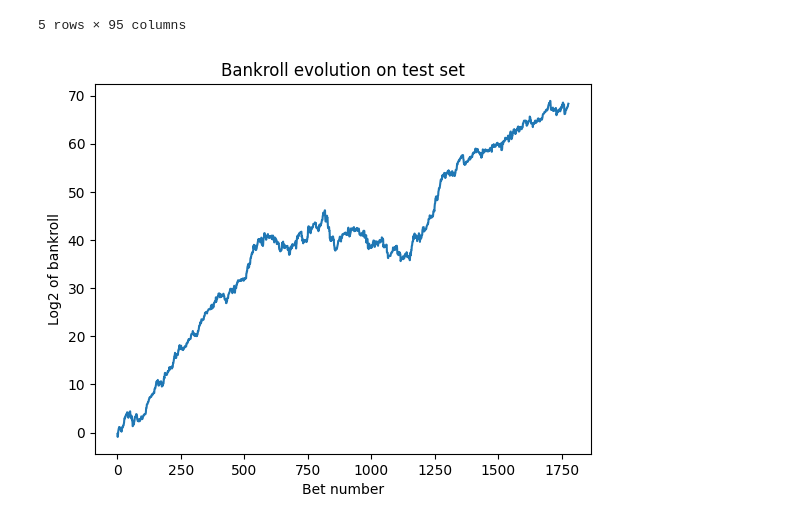
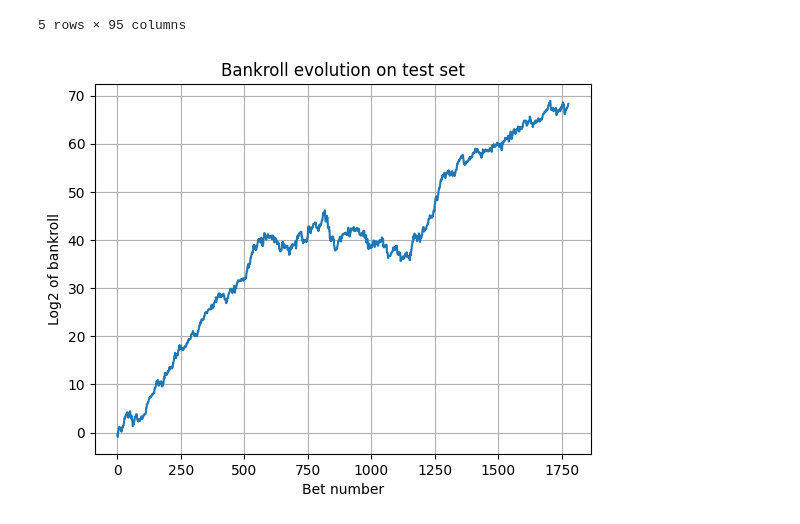
Before and after one commit to p-gourseaud/tennis-predictor, a Jupyter notebook: notebooks/2.0-pg-model.ipynb, the cells around one changed output. Saved outputs shown, nothing was run; the diff lists cells and outputs as text; code cells hidden in the pictures.

```diff
--- a/notebooks/2.0-pg-model.ipynb
+++ b/notebooks/2.0-pg-model.ipynb
@@ -182,9 +183,10 @@ df.head()
 # %%
 np.log2(df['capitals'], ).plot()
 plt.xlabel('Bet number')
 plt.ylabel('Log2 of bankroll')
 plt.title('Bankroll evolution on test set')
+plt.grid(True)
 plt.savefig('./reports/figures/bankroll.png', dpi=300, bbox_inches='tight')
 plt.show()
 # %% [output]
-[figure, old version]
+[figure, new version]
```
Also changed, not shown: parts of 2 cells of this notebook, 1 other file.
